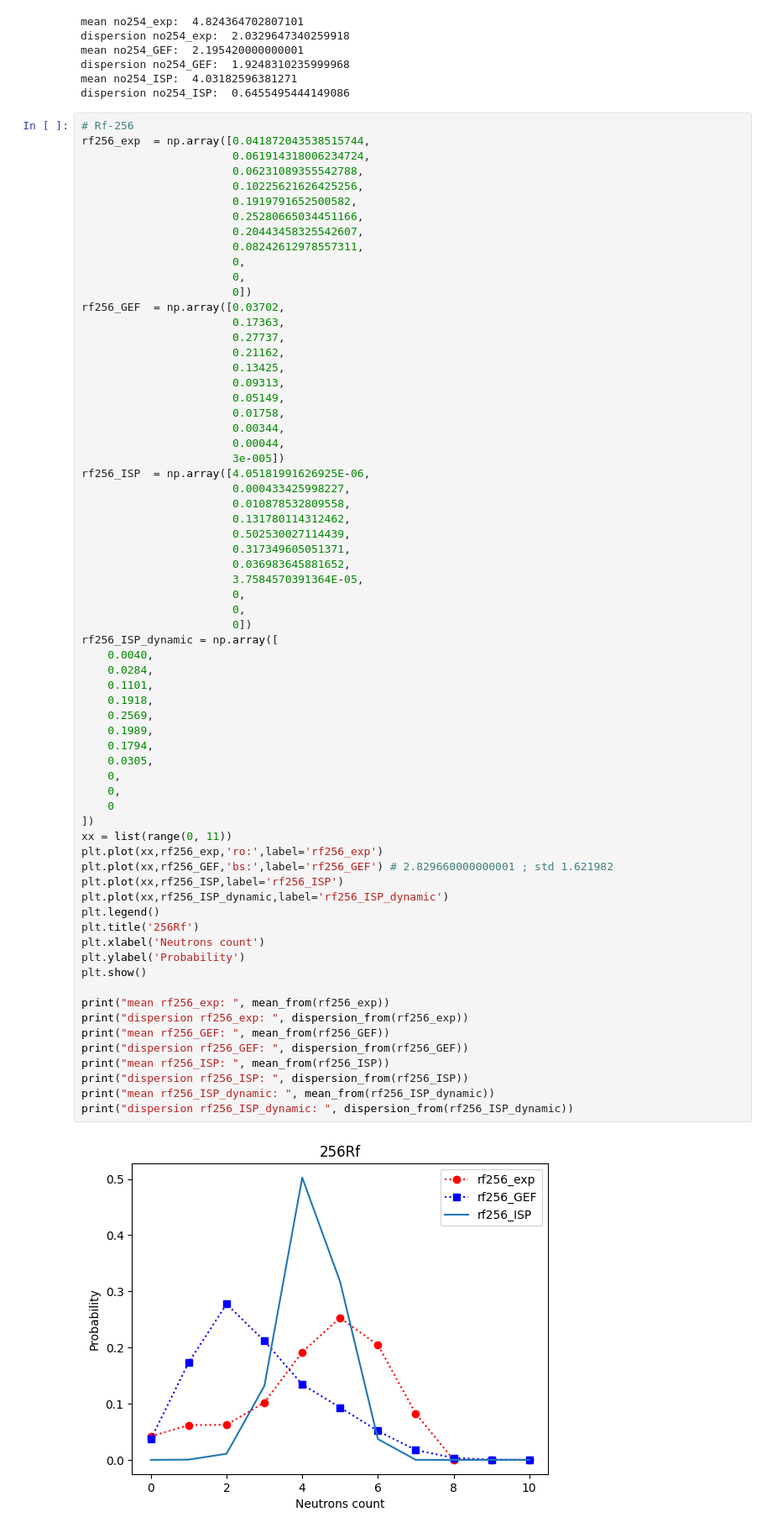
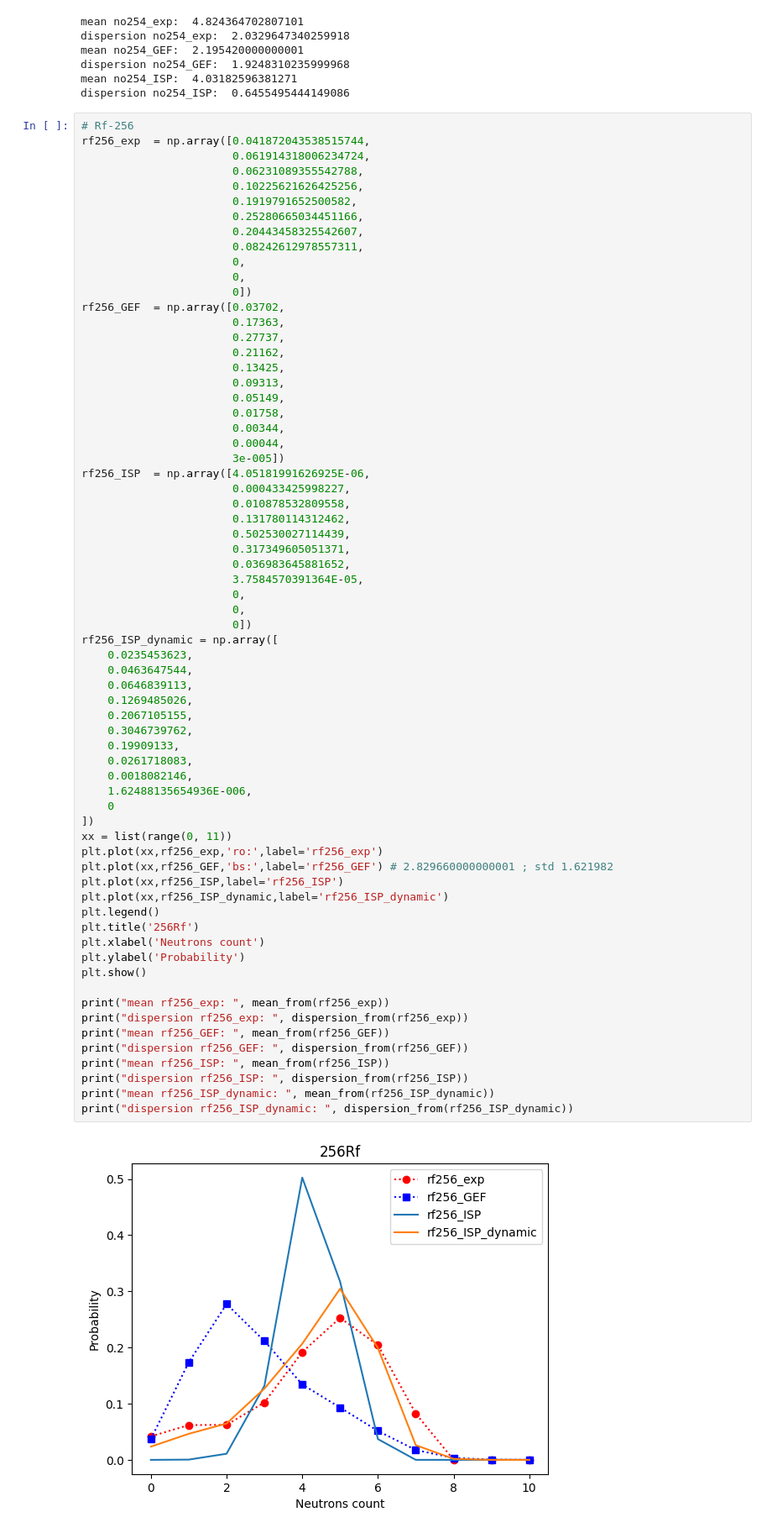
Before and after one commit to siberianisaev/NeutronBarrel, a Jupyter notebook: Python/KStest.ipynb, the cells around one changed output. Shown at 84% size. Drawn from its saved outputs; the diff is of its cells as text.

```diff
--- a/Python/KStest.ipynb
+++ b/Python/KStest.ipynb
@@ -450,44 +450,44 @@ rf256_ISP  = np.array([4.05181991626925E-06,
                        0.502530027114439,
                        0.317349605051371,
                        0.036983645881652,
                        3.7584570391364E-05,
                        0,
                        0,
                        0])
 rf256_ISP_dynamic = np.array([
-    0.0040,
-    0.0284,
-    0.1101,
-    0.1918,
-    0.2569,
-    0.1989,
-    0.1794,
-    0.0305,
-    0,
-    0,
+    0.0235453623,
+    0.0463647544,
+    0.0646839113,
+    0.1269485026,
+    0.2067105155,
+    0.3046739762,
+    0.19909133,
+    0.0261718083,
+    0.0018082146,
+    1.62488135654936E-006,
     0
 ])
 xx = list(range(0, 11))
 plt.plot(xx,rf256_exp,'ro:',label='rf256_exp')
 plt.plot(xx,rf256_GEF,'bs:',label='rf256_GEF') # 2.829660000000001 ; std 1.621982
 plt.plot(xx,rf256_ISP,label='rf256_ISP')
 plt.plot(xx,rf256_ISP_dynamic,label='rf256_ISP_dynamic')
 plt.legend()
 plt.title('256Rf')
 plt.xlabel('Neutrons count')
 plt.ylabel('Probability')
 plt.show()
 
 print("mean rf256_exp: ", mean_from(rf256_exp))
 print("dispersion rf256_exp: ", dispersion_from(rf256_exp))
 print("mean rf256_GEF: ", mean_from(rf256_GEF))
 print("dispersion rf256_GEF: ", dispersion_from(rf256_GEF))
 print("mean rf256_ISP: ", mean_from(rf256_ISP))
 print("dispersion rf256_ISP: ", dispersion_from(rf256_ISP))
 print("mean rf256_ISP_dynamic: ", mean_from(rf256_ISP_dynamic))
 print("dispersion rf256_ISP_dynamic: ", dispersion_from(rf256_ISP_dynamic))
 # %% [output]
-[figure, old version]
+[figure, new version]
 mean rf256_exp:  4.3288450746642075
 dispersion rf256_exp:  3.2829224174637943
 mean rf256_GEF:  2.829660000000001
```
Also changed, not shown: parts of 2 cells of this notebook.
